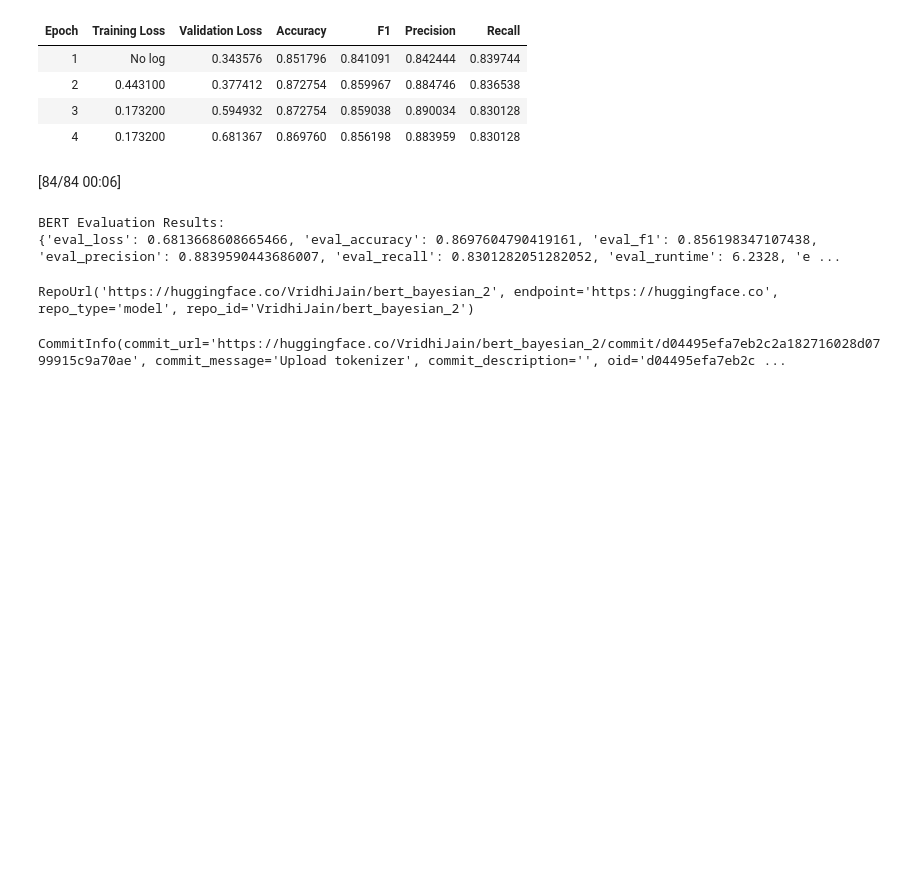
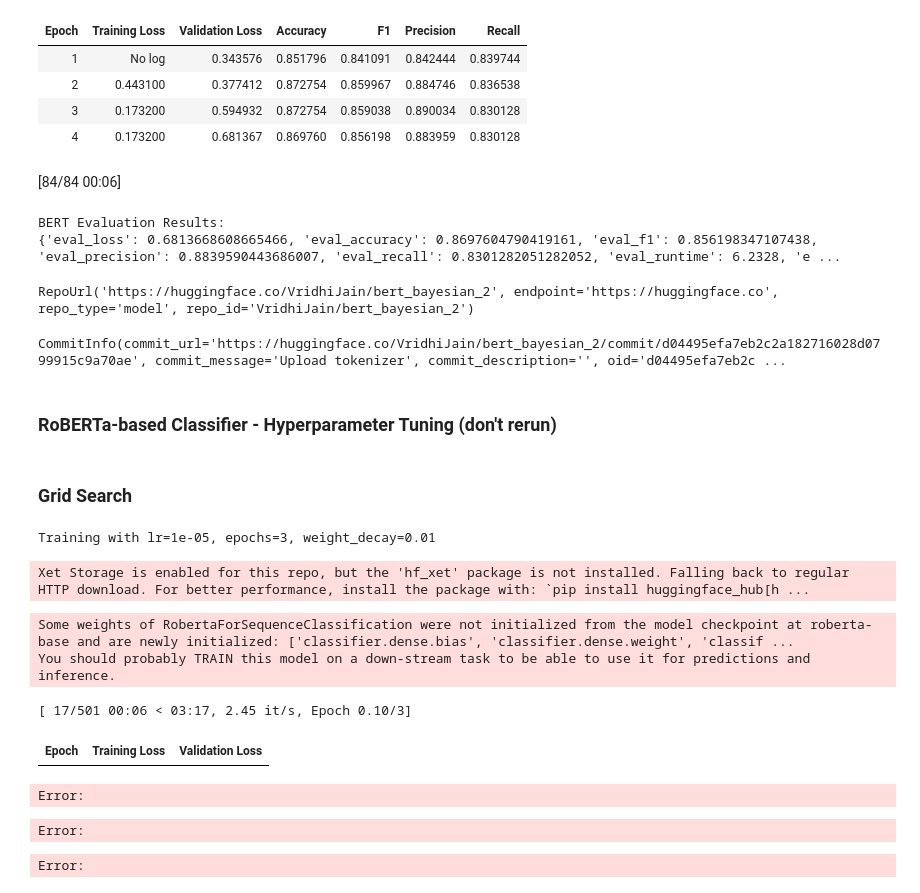
Before and after one commit to VridhiJ/CIS519, a Jupyter notebook: News_Source_Classification.ipynb, the cells around one changed output. Saved outputs shown, nothing was run; the diff lists cells and outputs as text; code cells hidden in the pictures; blank space fills up the shorter version.

Commit message:
roberta grid search

```diff
--- a/News_Source_Classification.ipynb
+++ b/News_Source_Classification.ipynb
@@ -776,3 +776,83 @@ trainer.push_to_hub("bert_bayesian_2")
 tokenizer.push_to_hub("bert_bayesian_2")
 # %% [output]
 CommitInfo(commit_url='https://huggingface.co/VridhiJain/bert_bayesian_2/commit/d04495efa7eb2c2a182716028d0799915c9a70ae', commit_message='Upload tokenizer', commit_description='', oid='d04495efa7eb2c ...
+# %% [markdown]
+### RoBERTa-based Classifier - Hyperparameter Tuning (don't rerun)
+# %%
+from transformers import RobertaTokenizer, RobertaForSequenceClassification, Trainer, TrainingArguments
+import numpy as np
+
+tokenizer_roberta = RobertaTokenizer.from_pretrained("roberta-base")
+train_dataset = Dataset.from_pandas(train_df[["headline", "label"]])
+test_dataset = Dataset.from_pandas(test_df[["headline", "label"]])
+
+def tokenize_roberta(batch):
+    return tokenizer_roberta(batch["headline"], truncation=True, padding="max_length", max_length=128)
+
+train_dataset = train_dataset.map(tokenize_roberta, batched=True)
+test_dataset = test_dataset.map(tokenize_roberta, batched=True)
+train_dataset.set_format(type="torch", columns=["input_ids", "attention_mask", "label"])
+test_dataset.set_format(type="torch", columns=["input_ids", "attention_mask", "label"])
+# %% [markdown]
+### Grid Search
+# %%
+# define search space
+learning_rates = [1e-5, 2e-5, 3e-5, 5e-5]
+epochs = [3, 5]
+weight_decays = [0.01, 0.001]
+
+best_f1 = 0
+best_config = {}
+
+for lr in learning_rates:
+  for num_epochs in epochs:
+    for wd in weight_decays:
+      print(f"\nTraining with lr={lr}, epochs={num_epochs}, weight_decay={wd}")
+
+      training_args = TrainingArguments(
+        output_dir=f"./roberta_tuned_lr{lr}_ep{num_epochs}_wd{wd}",
+        eval_strategy="epoch",
+        learning_rate=lr,
+        per_device_train_batch_size=16,
+        per_device_eval_batch_size=16,
+        num_train_epochs=num_epochs,
+        weight_decay=wd,
+        report_to="none",
+        logging_strategy="epoch"
+      )
+
+      model = RobertaForSequenceClassification.from_pretrained("roberta-base", num_labels=2)
+
+      trainer = Trainer(
+        model=model,
+        args=training_args,
+        train_dataset=train_dataset,
+        eval_dataset=test_dataset,
+        compute_metrics=compute_metrics
+      )
+
+      trainer.train()
+      eval_results = trainer.evaluate()
+      print("F1 score:", eval_results['eval_f1'])
+
+      if eval_results['eval_f1'] > best_f1:
+        best_f1 = eval_results['eval_f1']
+        best_config = {
+            "learning_rate": lr,
+            "num_epochs": num_epochs,
+            "weight_decay": wd,
+            "eval_results": eval_results
+        }
+
+print("\nBest configuration:")
+print(best_config)
+# %% [output]
+Training with lr=1e-05, epochs=3, weight_decay=0.01
+Xet Storage is enabled for this repo, but the 'hf_xet' package is not installed. Falling back to regular HTTP download. For better performance, install the package with: `pip install huggingface_hub[h ...
+Some weights of RobertaForSequenceClassification were not initialized from the model checkpoint at roberta-base and are newly initialized: ['classifier.dense.bias', 'classifier.dense.weight', 'classif ...
+You should probably TRAIN this model on a down-stream task to be able to use it for predictions and inference.
+[ 17/501 00:06 < 03:17, 2.45 it/s, Epoch 0.10/3]
+| Epoch | Training Loss | Validation Loss |
+Error:
+Error:
+Error:
```
